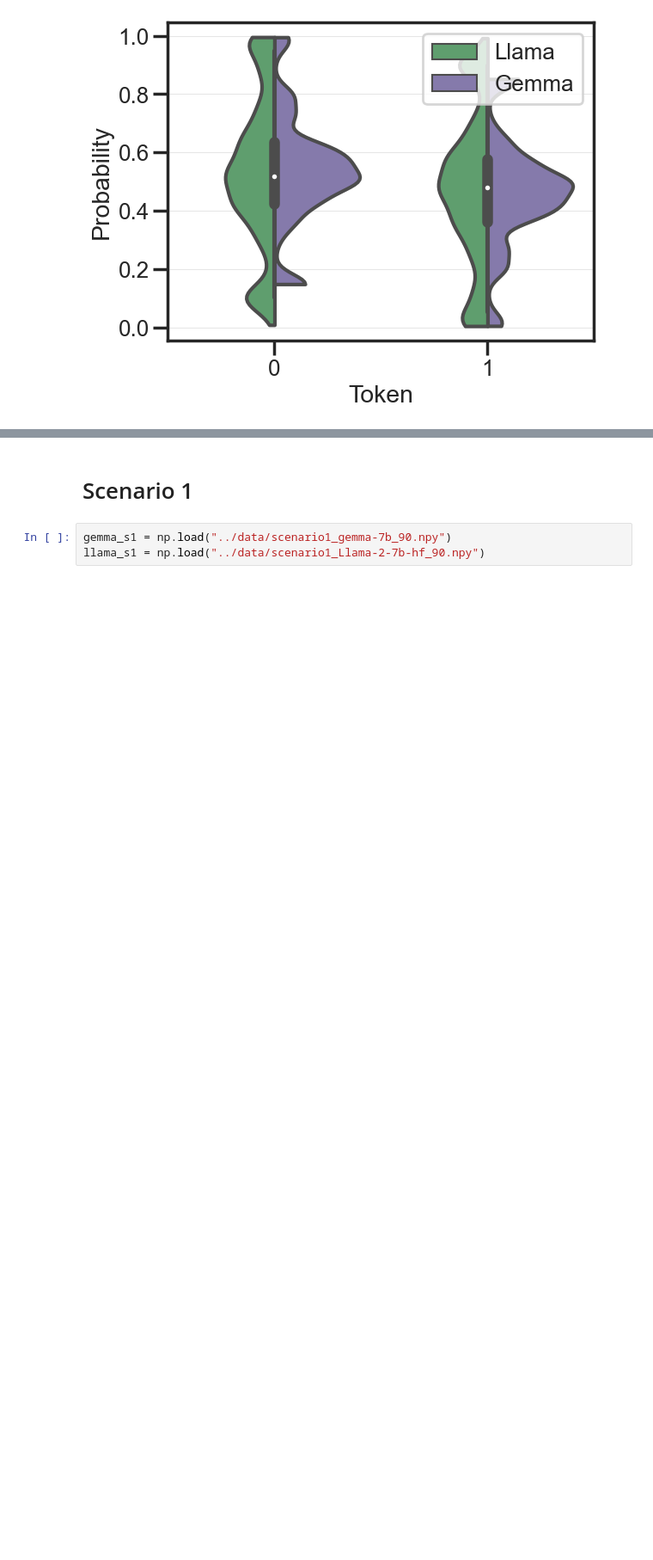
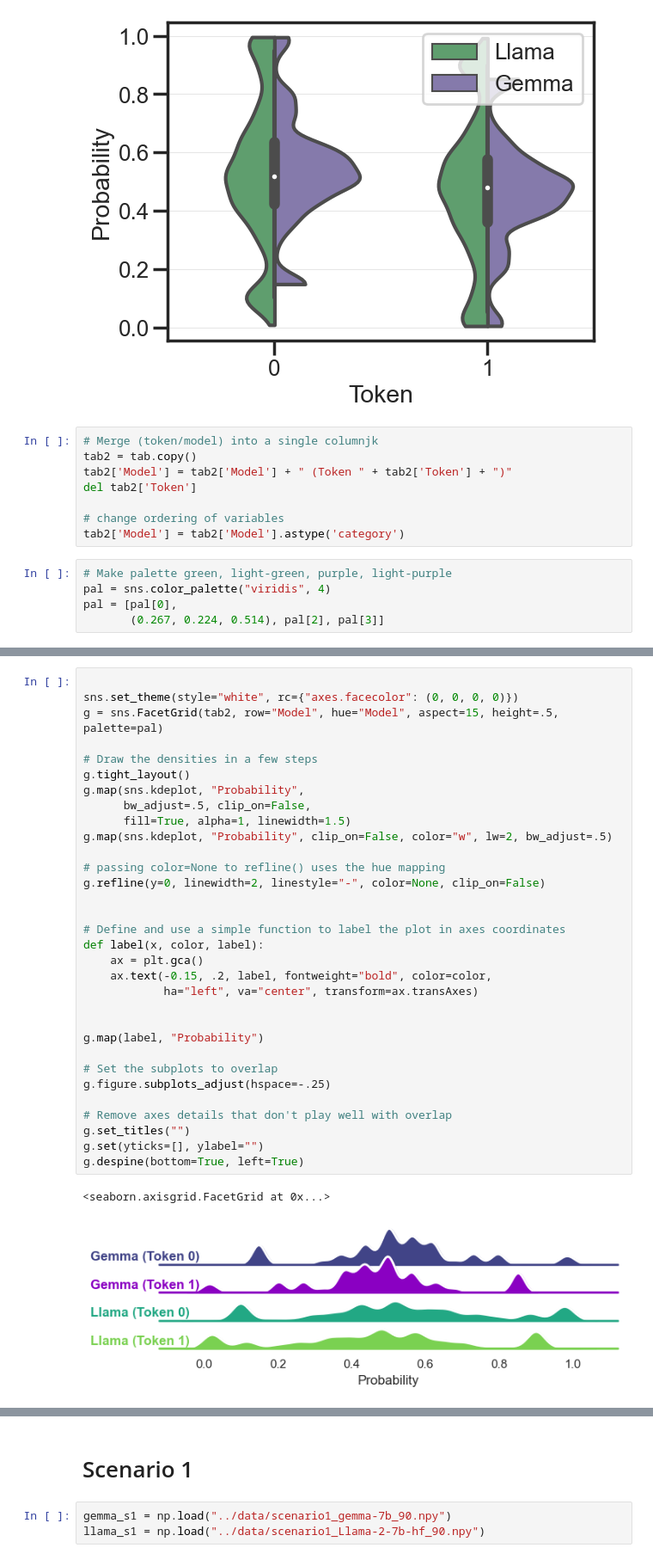
Before and after one commit to YuxinB/ProL, a Jupyter notebook: llm/notebooks/llm_prob.ipynb, the cells around one changed output, grey strips where cells are left out. Shown at 86% size. Drawn from its saved outputs; the diff is of its cells as text; blank space fills up the shorter version.

Commit message:
Create density plots for LLama and Gemma

```diff
--- a/llm/notebooks/llm_prob.ipynb
+++ b/llm/notebooks/llm_prob.ipynb
@@ -101,3 +105,16 @@ plt.savefig("../figures/jun9/llm_bernoull75_violin.pdf", bbox_inches="tight")
 plt.show()
 # %% [output]
 [figure]
+# %%
+# Merge (token/model) into a single columnjk
+tab2 = tab.copy()
+tab2['Model'] = tab2['Model'] + " (Token " + tab2['Token'] + ")"
+del tab2['Token']
+
+# change ordering of variables
+tab2['Model'] = tab2['Model'].astype('category')
+# %%
+# Make palette green, light-green, purple, light-purple
+pal = sns.color_palette("viridis", 4)
+pal = [pal[0],
+       (0.267, 0.224, 0.514), pal[2], pal[3]]
@@ -103,0 +128,35 @@ plt.show()
+# %%
+
+sns.set_theme(style="white", rc={"axes.facecolor": (0, 0, 0, 0)})
+g = sns.FacetGrid(tab2, row="Model", hue="Model", aspect=15, height=.5, palette=pal)
+
+# Draw the densities in a few steps
+g.tight_layout()
+g.map(sns.kdeplot, "Probability",
+      bw_adjust=.5, clip_on=False,
+      fill=True, alpha=1, linewidth=1.5)
+g.map(sns.kdeplot, "Probability", clip_on=False, color="w", lw=2, bw_adjust=.5)
+
+# passing color=None to refline() uses the hue mapping
+g.refline(y=0, linewidth=2, linestyle="-", color=None, clip_on=False)
+
+
+# Define and use a simple function to label the plot in axes coordinates
+def label(x, color, label):
+    ax = plt.gca()
+    ax.text(-0.15, .2, label, fontweight="bold", color=color,
+            ha="left", va="center", transform=ax.transAxes)
+
+
+g.map(label, "Probability")
+
+# Set the subplots to overlap
+g.figure.subplots_adjust(hspace=-.25)
+
+# Remove axes details that don't play well with overlap
+g.set_titles("")
+g.set(yticks=[], ylabel="")
+g.despine(bottom=True, left=True)
+# %% [output]
+<seaborn.axisgrid.FacetGrid at 0x...>
+[figure, added]
```
Also changed, not shown: parts of 4 cells of this notebook, 8 other files.
